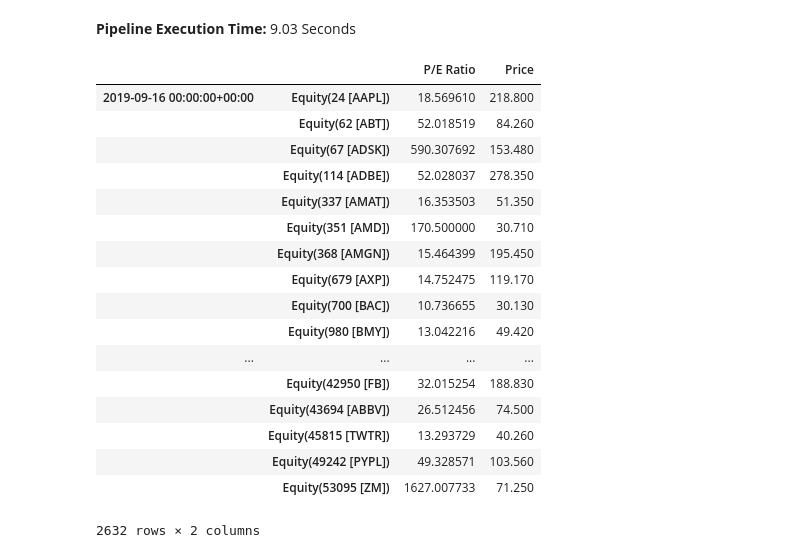
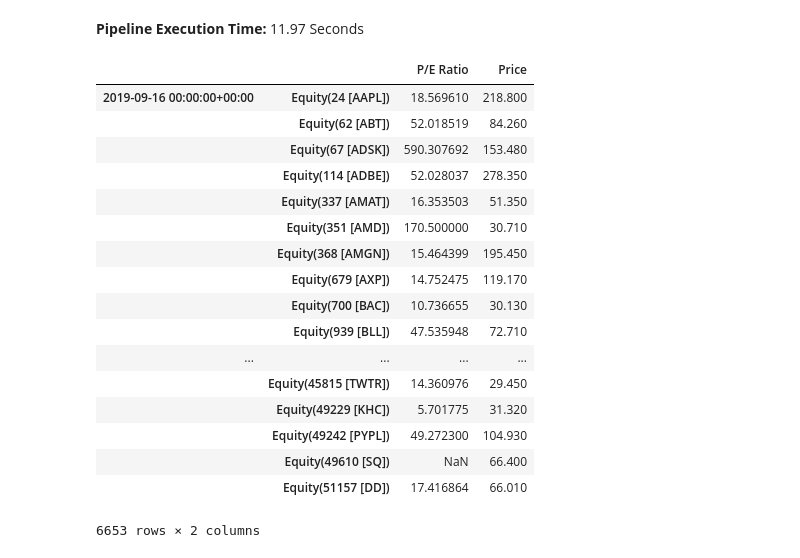
Before and after one commit to matthew-agard/Investment-Class-Portfolio, a Jupyter notebook: Portfolio_Research.ipynb, the cells around one changed output. Drawn from its saved outputs; the diff is of its cells as text; code cells hidden in the pictures.

```diff
--- a/Portfolio_Research.ipynb
+++ b/Portfolio_Research.ipynb
@@ -15,9 +15,7 @@ def make_pipeline():
     large_cap_pos_earnings = positive_eps & market_cap_10B
 
     dollar_volume_traded_1w = AverageDollarVolume(window_length=6, mask=large_cap_pos_earnings)
-    high_volume = dollar_volume_traded_1w.percentile_between(75, 100)
-
-#     daily_returns = DailyReturns()
+    high_volume = dollar_volume_traded_1w.percentile_between(70, 100)
 
     return Pipeline(
         columns= {
@@ -28,29 +26,31 @@ def make_pipeline():
     )
 # %%
 # Generate pipeline for notebook research
-df = run_pipeline(make_pipeline(), '2019-09-16', '2019-10-16')
+start_date = '2019-09-16'
+end_date = '2019-11-20'
+df = run_pipeline(make_pipeline(), start_date, end_date)
 df
 # %% [output]
 [interactive output not drawn]
-Pipeline Execution Time: 9.03 Seconds
+Pipeline Execution Time: 11.97 Seconds
 |  |  | P/E Ratio | Price |
 | 2019-09-16 00:00:00+00:00 | Equity(24 [AAPL]) | 18.569610 | 218.800 |
 |  | Equity(62 [ABT]) | 52.018519 | 84.260 |
 |  | Equity(67 [ADSK]) | 590.307692 | 153.480 |
 |  | Equity(114 [ADBE]) | 52.028037 | 278.350 |
 |  | Equity(337 [AMAT]) | 16.353503 | 51.350 |
 |  | Equity(351 [AMD]) | 170.500000 | 30.710 |
 |  | Equity(368 [AMGN]) | 15.464399 | 195.450 |
 |  | Equity(679 [AXP]) | 14.752475 | 119.170 |
 |  | Equity(700 [BAC]) | 10.736655 | 30.130 |
-|  | Equity(980 [BMY]) | 13.042216 | 49.420 |
+|  | Equity(939 [BLL]) | 47.535948 | 72.710 |
 | ... | ... | ... | ... |
-|  | Equity(42950 [FB]) | 32.015254 | 188.830 |
-|  | Equity(43694 [ABBV]) | 26.512456 | 74.500 |
-|  | Equity(45815 [TWTR]) | 13.293729 | 40.260 |
-|  | Equity(49242 [PYPL]) | 49.328571 | 103.560 |
-|  | Equity(53095 [ZM]) | 1627.007733 | 71.250 |
+|  | Equity(45815 [TWTR]) | 14.360976 | 29.450 |
+|  | Equity(49229 [KHC]) | 5.701775 | 31.320 |
+|  | Equity(49242 [PYPL]) | 49.272300 | 104.930 |
+|  | Equity(49610 [SQ]) | NaN | 66.400 |
+|  | Equity(51157 [DD]) | 17.416864 | 66.010 |
-2632 rows × 2 columns
+6653 rows × 2 columns
 # %%
 # Choose subset of stocks that were chosen during my class simulation
 stock_choices = ['DIS', 'GS', 'FB', 'V', 'AAPL', 'AMZN', 'NKE', 'GOOG', 'LMT']
```
Also changed, not shown: parts of 4 cells of this notebook.
